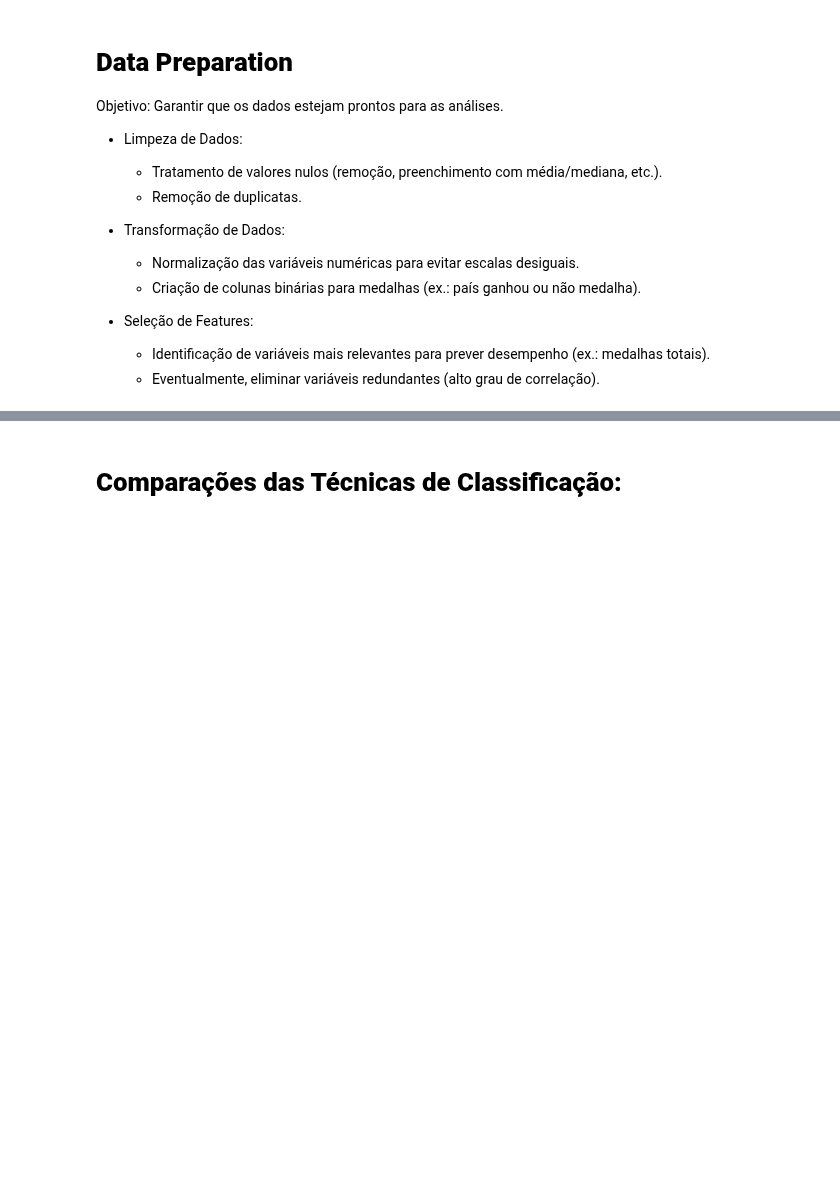
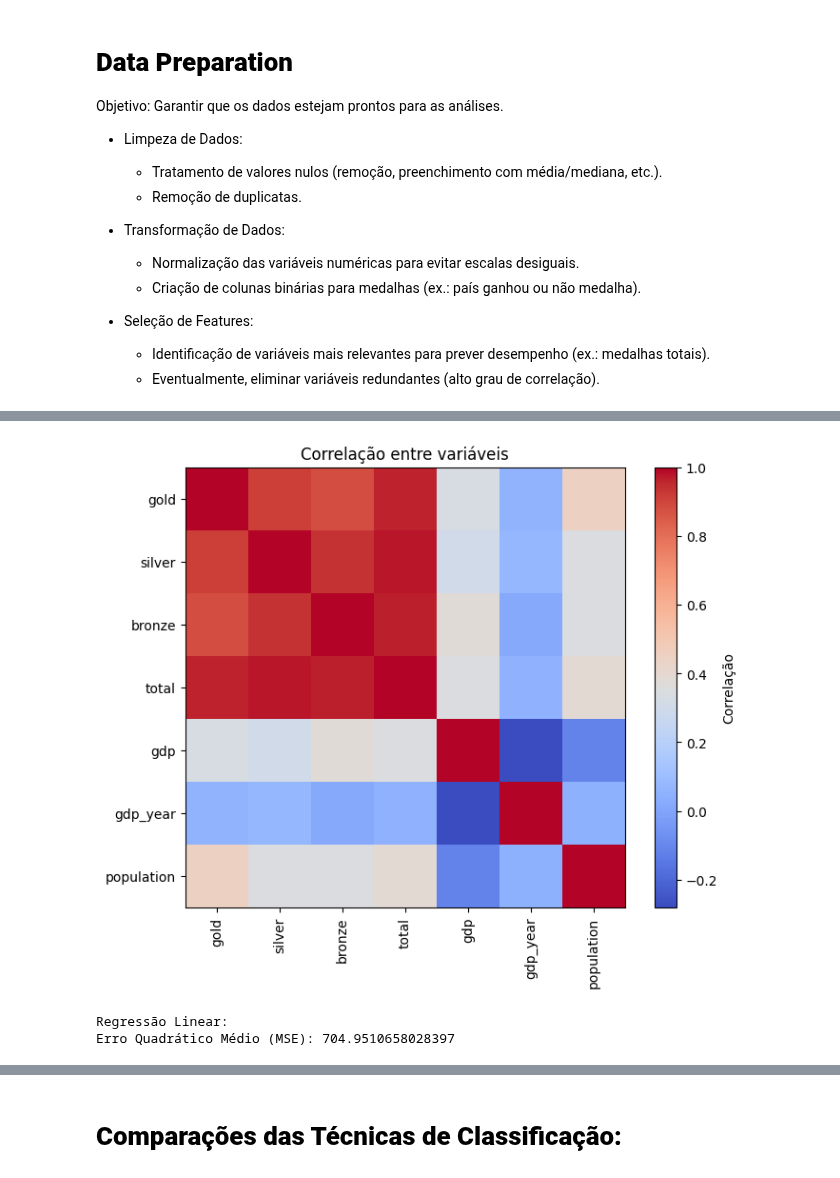
Before and after one commit to Bmartins25/Mineracao_de_dados_and_LLM_UFMG, a Jupyter notebook: TP3_fase_1_2_3_Predicao_de_dados.ipynb, the cells around one changed output, grey strips where cells are left out. Drawn from its saved outputs; the diff is of its cells as text; code cells hidden in the pictures; blank space fills up the shorter version.

```diff
--- a/TP3_fase_1_2_3_Predicao_de_dados.ipynb
+++ b/TP3_fase_1_2_3_Predicao_de_dados.ipynb
@@ -233,0 +98,4 @@ weighted avg       0.86      0.93      0.89        27
+# %%
+# Carregar o dataset
+data = pd.read_csv('/content/Olympics_games_2024.csv', sep=';')
+data.columns = [col.strip() for col in data.columns]  # Limpar espaços nos nomes das colunas
@@ -233,0 +147,12 @@ weighted avg       0.86      0.93      0.89        27
+# %%
+# Visualizar correlação
+plt.figure(figsize=(8, 6))
+correlation_matrix = data.corr(numeric_only=True)
+plt.imshow(correlation_matrix, cmap='coolwarm', interpolation='none')
+plt.colorbar(label='Correlação')
+plt.title('Correlação entre variáveis')
+plt.xticks(range(len(correlation_matrix.columns)), correlation_matrix.columns, rotation=90)
+plt.yticks(range(len(correlation_matrix.columns)), correlation_matrix.columns)
+plt.show()
+# %% [output]
+[figure, added]
@@ -233,0 +171,7 @@ weighted avg       0.86      0.93      0.89        27
+# %%
+# Resultados da Regressão Linear
+print("\nRegressão Linear:")
+print("Erro Quadrático Médio (MSE):", mean_squared_error(y_test, y_pred_linear))
+# %% [output]
+Regressão Linear:
+Erro Quadrático Médio (MSE): 704.9510658028397
```
Also changed, not shown: parts of 37 cells of this notebook.
